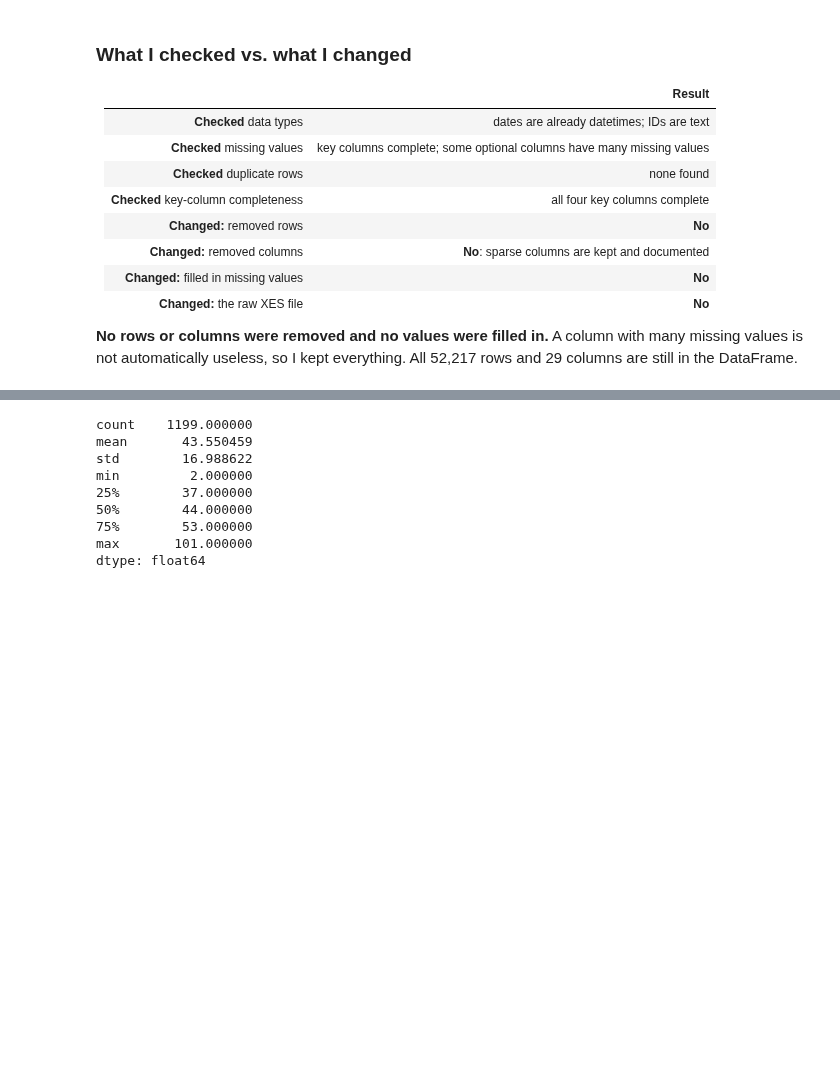
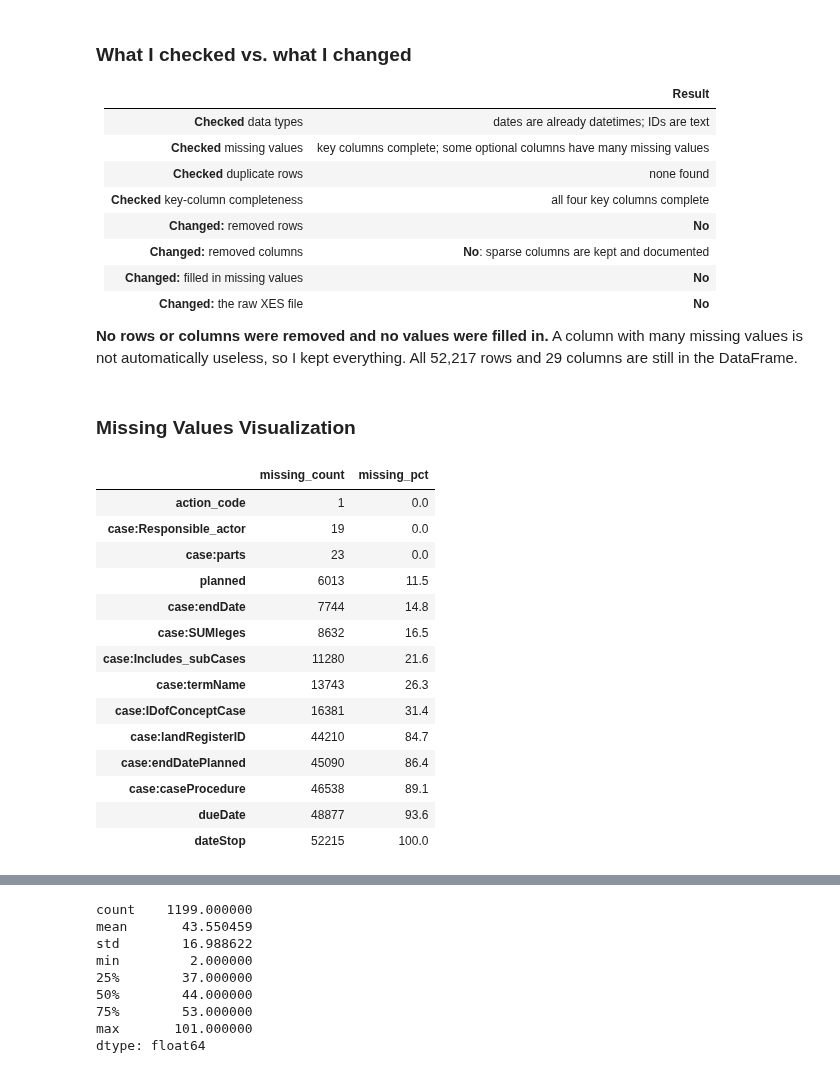
Before and after one commit to cikicali369-glitch/GA-Data-Science-Capstone-Ali, a Jupyter notebook: notebooks/01_EDA.ipynb, the cells around one changed output, grey strips where cells are left out. Cells and saved outputs as stored; diff of their text form; code cells hidden in the pictures; blank space fills up the shorter version.

```diff
--- a/notebooks/01_EDA.ipynb
+++ b/notebooks/01_EDA.ipynb
@@ -275,3 +275,29 @@ Fully duplicated rows: 0
 
 **No rows or columns were removed and no values were filled in.** A column with many missing values is not automatically
 useless, so I kept everything. All 52,217 rows and 29 columns are still in the DataFrame.
+# %% [markdown]
+### Missing Values Visualization
+# %%
+missing_count = df.isna().sum()
+missing_count = missing_count[missing_count > 0]
+missing_pct = missing_count / len(df) * 100
+
+missing_table = pd.DataFrame({"missing_count": missing_count, "missing_pct": missing_pct.round(1)})
+missing_table = missing_table.sort_values("missing_pct")
+missing_table
+# %% [output]
+|  | missing_count | missing_pct |
+| action_code | 1 | 0.0 |
+| case:Responsible_actor | 19 | 0.0 |
+| case:parts | 23 | 0.0 |
+| planned | 6013 | 11.5 |
+| case:endDate | 7744 | 14.8 |
+| case:SUMleges | 8632 | 16.5 |
+| case:Includes_subCases | 11280 | 21.6 |
+| case:termName | 13743 | 26.3 |
+| case:IDofConceptCase | 16381 | 31.4 |
+| case:landRegisterID | 44210 | 84.7 |
+| case:endDatePlanned | 45090 | 86.4 |
+| case:caseProcedure | 46538 | 89.1 |
+| dueDate | 48877 | 93.6 |
+| dateStop | 52215 | 100.0 |
```
Also changed, not shown: parts of 7 cells of this notebook.
